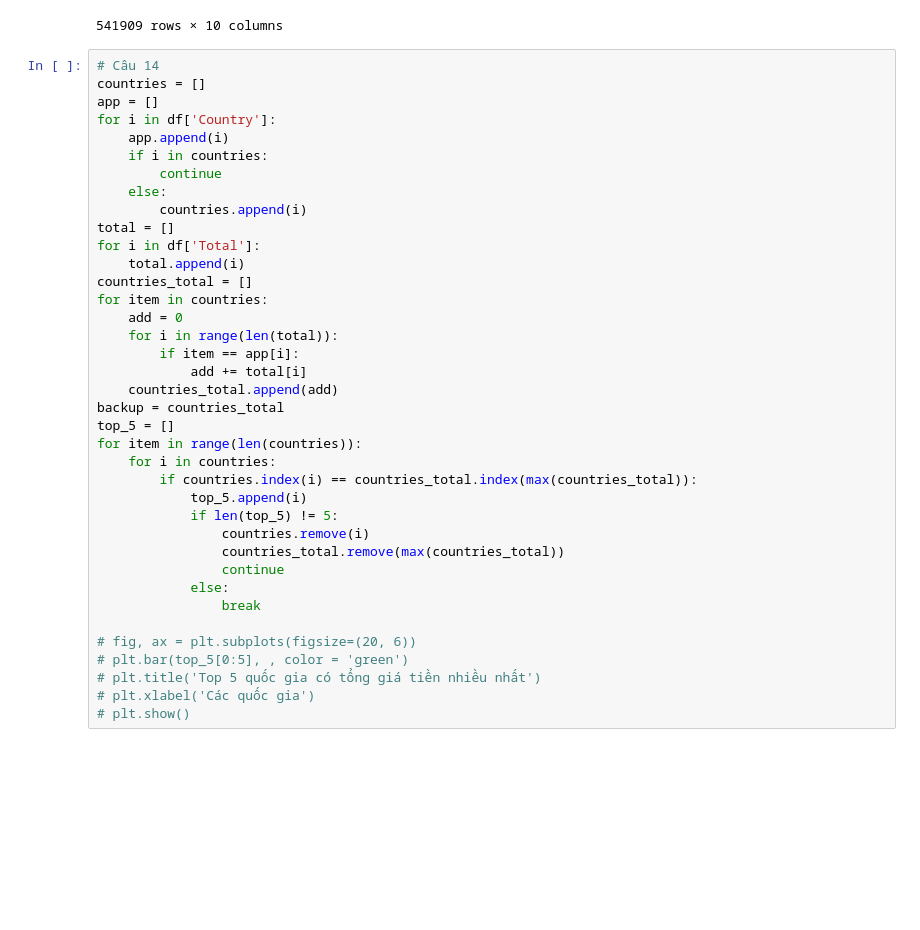
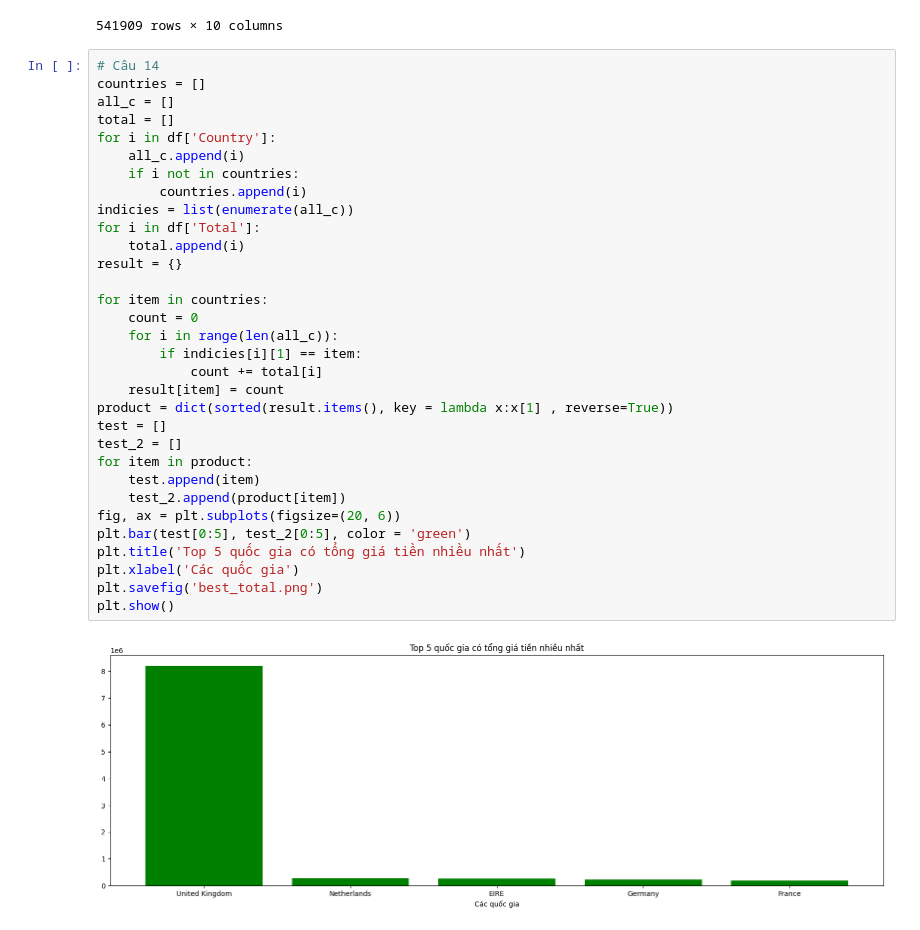
Before and after one commit to Mizudaiki/Hackathon, a Jupyter notebook: OneDrive/SQL DATABASE/vrenvironment/Hackathon.ipynb, the cells around one changed output. Saved outputs shown, nothing was run; the diff lists cells and outputs as text; blank space fills up the shorter version.

```diff
--- a/OneDrive/SQL DATABASE/vrenvironment/Hackathon.ipynb
+++ b/OneDrive/SQL DATABASE/vrenvironment/Hackathon.ipynb
@@ -320,38 +320,34 @@ df
 # %%
 # Câu 14
 countries = []
-app = []
+all_c = []
+total = []
 for i in df['Country']:
-    app.append(i)
-    if i in countries:
-        continue
-    else:
+    all_c.append(i)
+    if i not in countries:
         countries.append(i)
-total = []
+indicies = list(enumerate(all_c))
 for i in df['Total']:
     total.append(i)
-countries_total = []
+result = {}
+
 for item in countries:
-    add = 0
-    for i in range(len(total)):
-        if item == app[i]:
-            add += total[i]
-    countries_total.append(add)
-backup = countries_total
-top_5 = []
-for item in range(len(countries)):
-    for i in countries:
-        if countries.index(i) == countries_total.index(max(countries_total)):
-            top_5.append(i)
-            if len(top_5) != 5:
-                countries.remove(i)
-                countries_total.remove(max(countries_total))
-                continue
-            else:
-                break
-
-# fig, ax = plt.subplots(figsize=(20, 6))
-# plt.bar(top_5[0:5], , color = 'green')
-# plt.title('Top 5 quốc gia có tổng giá tiền nhiều nhất')
-# plt.xlabel('Các quốc gia')
-# plt.show()
+    count = 0
+    for i in range(len(all_c)):
+        if indicies[i][1] == item:
+            count += total[i]
+    result[item] = count
+product = dict(sorted(result.items(), key = lambda x:x[1] , reverse=True))
+test = []
+test_2 = []
+for item in product:
+    test.append(item)
+    test_2.append(product[item])
+fig, ax = plt.subplots(figsize=(20, 6))
+plt.bar(test[0:5], test_2[0:5], color = 'green')
+plt.title('Top 5 quốc gia có tổng giá tiền nhiều nhất')
+plt.xlabel('Các quốc gia')
+plt.savefig('best_total.png')
+plt.show()
+# %% [output]
+[figure, added]
```
Also changed, not shown: parts of 8 cells of this notebook.
